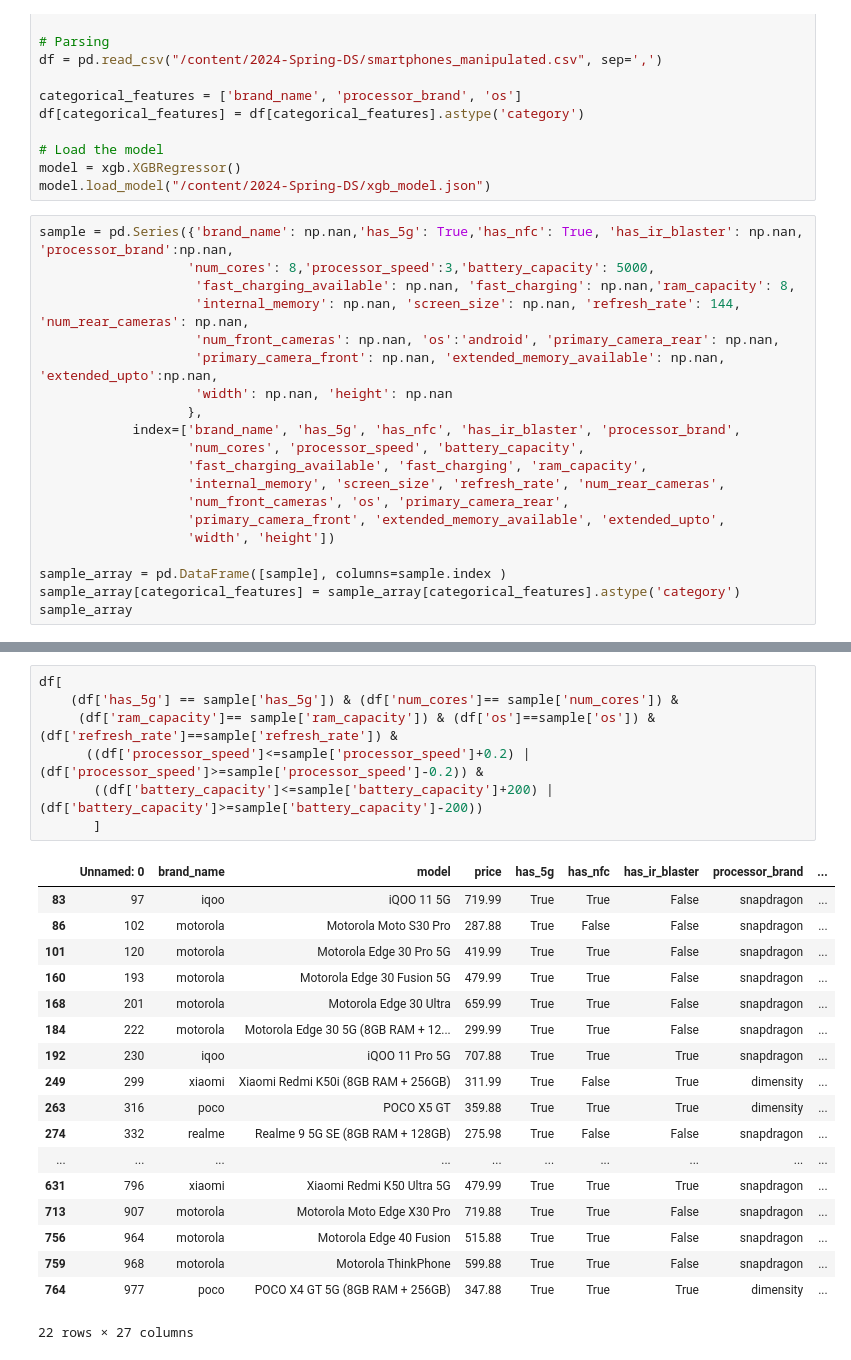
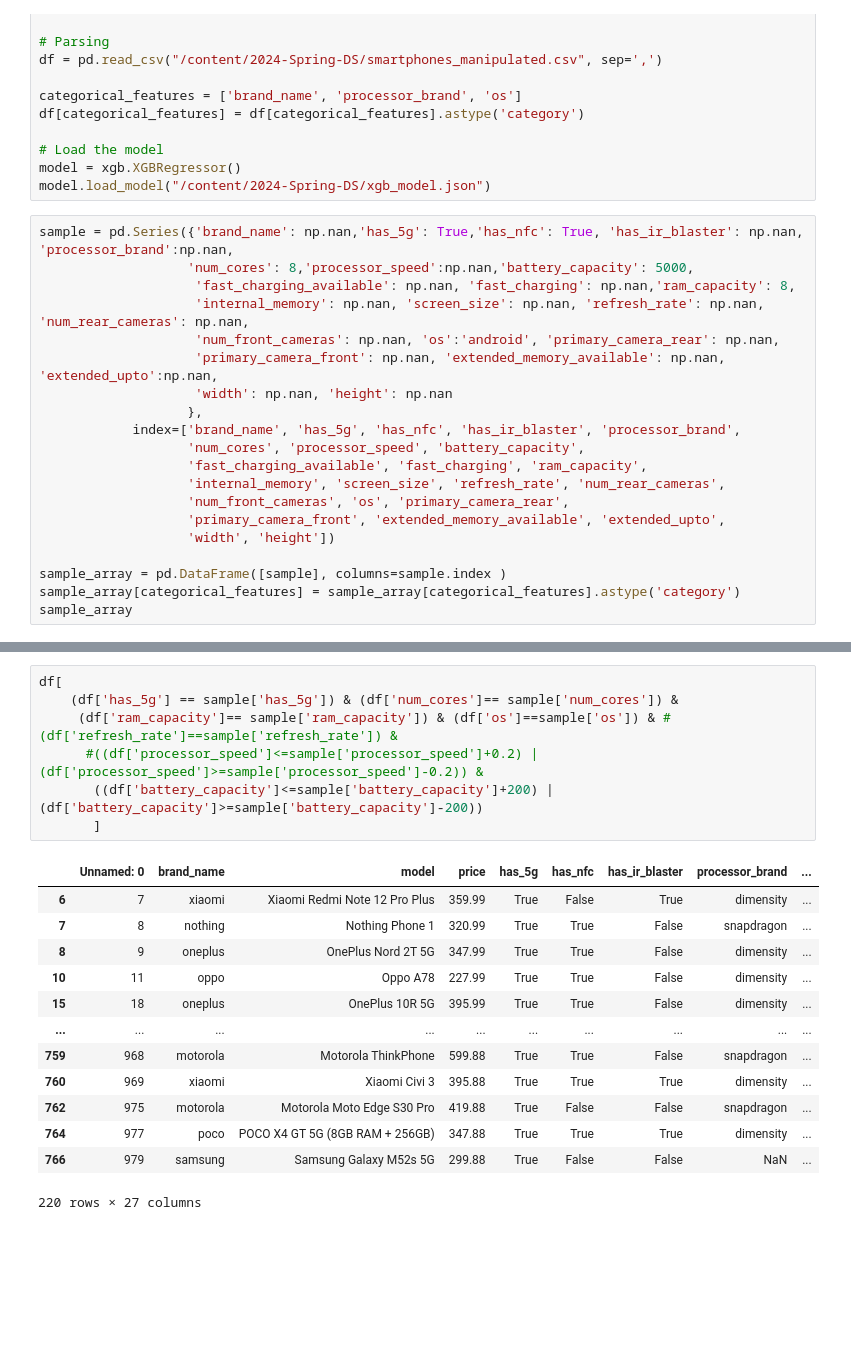
Before and after one commit to oprostep/2024-Spring-DS, a Jupyter notebook: xgb_model_test.ipynb, the cells around one changed output, grey strips where cells are left out. Saved outputs shown, nothing was run; the diff lists cells and outputs as text; blank space fills up the shorter version.

```diff
--- a/xgb_model_test.ipynb
+++ b/xgb_model_test.ipynb
@@ -20,9 +20,9 @@ model = xgb.XGBRegressor()
 model.load_model("/content/2024-Spring-DS/xgb_model.json")
 # %%
 sample = pd.Series({'brand_name': np.nan,'has_5g': True,'has_nfc': True, 'has_ir_blaster': np.nan, 'processor_brand':np.nan,
-                   'num_cores': 8,'processor_speed':3,'battery_capacity': 5000,
+                   'num_cores': 8,'processor_speed':np.nan,'battery_capacity': 5000,
                     'fast_charging_available': np.nan, 'fast_charging': np.nan,'ram_capacity': 8,
-                    'internal_memory': np.nan, 'screen_size': np.nan, 'refresh_rate': 144, 'num_rear_cameras': np.nan,
+                    'internal_memory': np.nan, 'screen_size': np.nan, 'refresh_rate': np.nan, 'num_rear_cameras': np.nan,
                     'num_front_cameras': np.nan, 'os':'android', 'primary_camera_rear': np.nan,
                     'primary_camera_front': np.nan, 'extended_memory_available': np.nan, 'extended_upto':np.nan,
                     'width': np.nan, 'height': np.nan
@@ -60,26 +60,21 @@ Mean: 546.78, std:157.33, Median: 515.88
 # %%
 df[
     (df['has_5g'] == sample['has_5g']) & (df['num_cores']== sample['num_cores']) &
-     (df['ram_capacity']== sample['ram_capacity']) & (df['os']==sample['os']) & (df['refresh_rate']==sample['refresh_rate']) &
-      ((df['processor_speed']<=sample['processor_speed']+0.2) | (df['processor_speed']>=sample['processor_speed']-0.2)) &
+     (df['ram_capacity']== sample['ram_capacity']) & (df['os']==sample['os']) & #(df['refresh_rate']==sample['refresh_rate']) &
+      #((df['processor_speed']<=sample['processor_speed']+0.2) | (df['processor_speed']>=sample['processor_speed']-0.2)) &
        ((df['battery_capacity']<=sample['battery_capacity']+200) | (df['battery_capacity']>=sample['battery_capacity']-200))
        ]
 # %% [output]
 |  | Unnamed: 0 | brand_name | model | price | has_5g | has_nfc | has_ir_blaster | processor_brand | ... |
-| 83 | 97 | iqoo | iQOO 11 5G | 719.99 | True | True | False | snapdragon | ... |
-| 86 | 102 | motorola | Motorola Moto S30 Pro | 287.88 | True | False | False | snapdragon | ... |
-| 101 | 120 | motorola | Motorola Edge 30 Pro 5G | 419.99 | True | True | False | snapdragon | ... |
-| 160 | 193 | motorola | Motorola Edge 30 Fusion 5G | 479.99 | True | True | False | snapdragon | ... |
-| 168 | 201 | motorola | Motorola Edge 30 Ultra | 659.99 | True | True | False | snapdragon | ... |
-| 184 | 222 | motorola | Motorola Edge 30 5G (8GB RAM + 12... | 299.99 | True | True | False | snapdragon | ... |
-| 192 | 230 | iqoo | iQOO 11 Pro 5G | 707.88 | True | True | True | snapdragon | ... |
-| 249 | 299 | xiaomi | Xiaomi Redmi K50i (8GB RAM + 256GB) | 311.99 | True | False | True | dimensity | ... |
-| 263 | 316 | poco | POCO X5 GT | 359.88 | True | True | True | dimensity | ... |
-| 274 | 332 | realme | Realme 9 5G SE (8GB RAM + 128GB) | 275.98 | True | False | False | snapdragon | ... |
+| 6 | 7 | xiaomi | Xiaomi Redmi Note 12 Pro Plus | 359.99 | True | False | True | dimensity | ... |
+| 7 | 8 | nothing | Nothing Phone 1 | 320.99 | True | True | False | snapdragon | ... |
+| 8 | 9 | oneplus | OnePlus Nord 2T 5G | 347.99 | True | True | False | dimensity | ... |
+| 10 | 11 | oppo | Oppo A78 | 227.99 | True | True | False | dimensity | ... |
+| 15 | 18 | oneplus | OnePlus 10R 5G | 395.99 | True | True | False | dimensity | ... |
 | ... | ... | ... | ... | ... | ... | ... | ... | ... | ... |
-| 631 | 796 | xiaomi | Xiaomi Redmi K50 Ultra 5G | 479.99 | True | True | True | snapdragon | ... |
-| 713 | 907 | motorola | Motorola Moto Edge X30 Pro | 719.88 | True | True | False | snapdragon | ... |
-| 756 | 964 | motorola | Motorola Edge 40 Fusion | 515.88 | True | True | False | snapdragon | ... |
 | 759 | 968 | motorola | Motorola ThinkPhone | 599.88 | True | True | False | snapdragon | ... |
+| 760 | 969 | xiaomi | Xiaomi Civi 3 | 395.88 | True | True | True | dimensity | ... |
+| 762 | 975 | motorola | Motorola Moto Edge S30 Pro | 419.88 | True | False | False | snapdragon | ... |
 | 764 | 977 | poco | POCO X4 GT 5G (8GB RAM + 256GB) | 347.88 | True | True | True | dimensity | ... |
+| 766 | 979 | samsung | Samsung Galaxy M52s 5G | 299.88 | True | False | False | NaN | ... |
-22 rows × 27 columns
+220 rows × 27 columns
```
Also changed, not shown: parts of 3 cells of this notebook.
